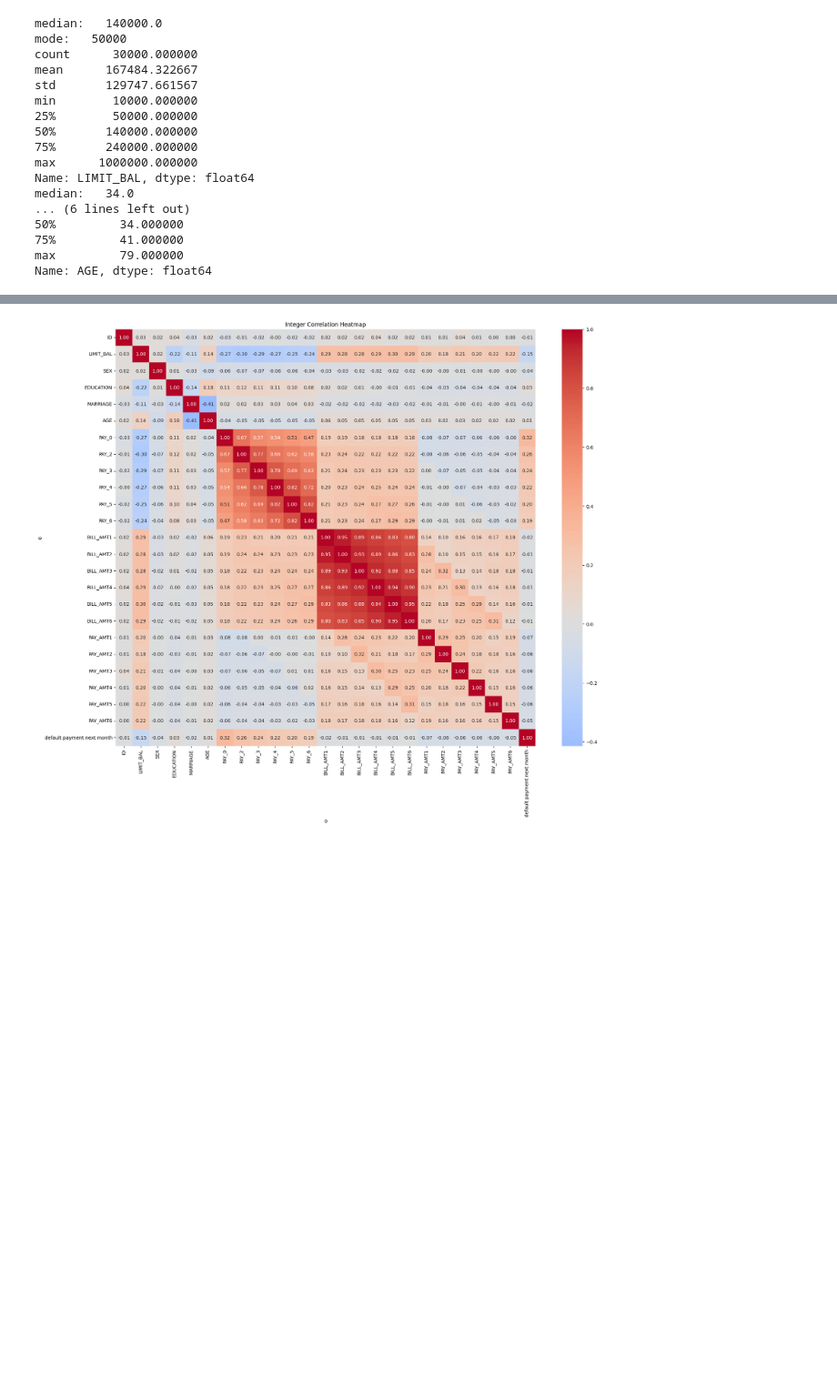
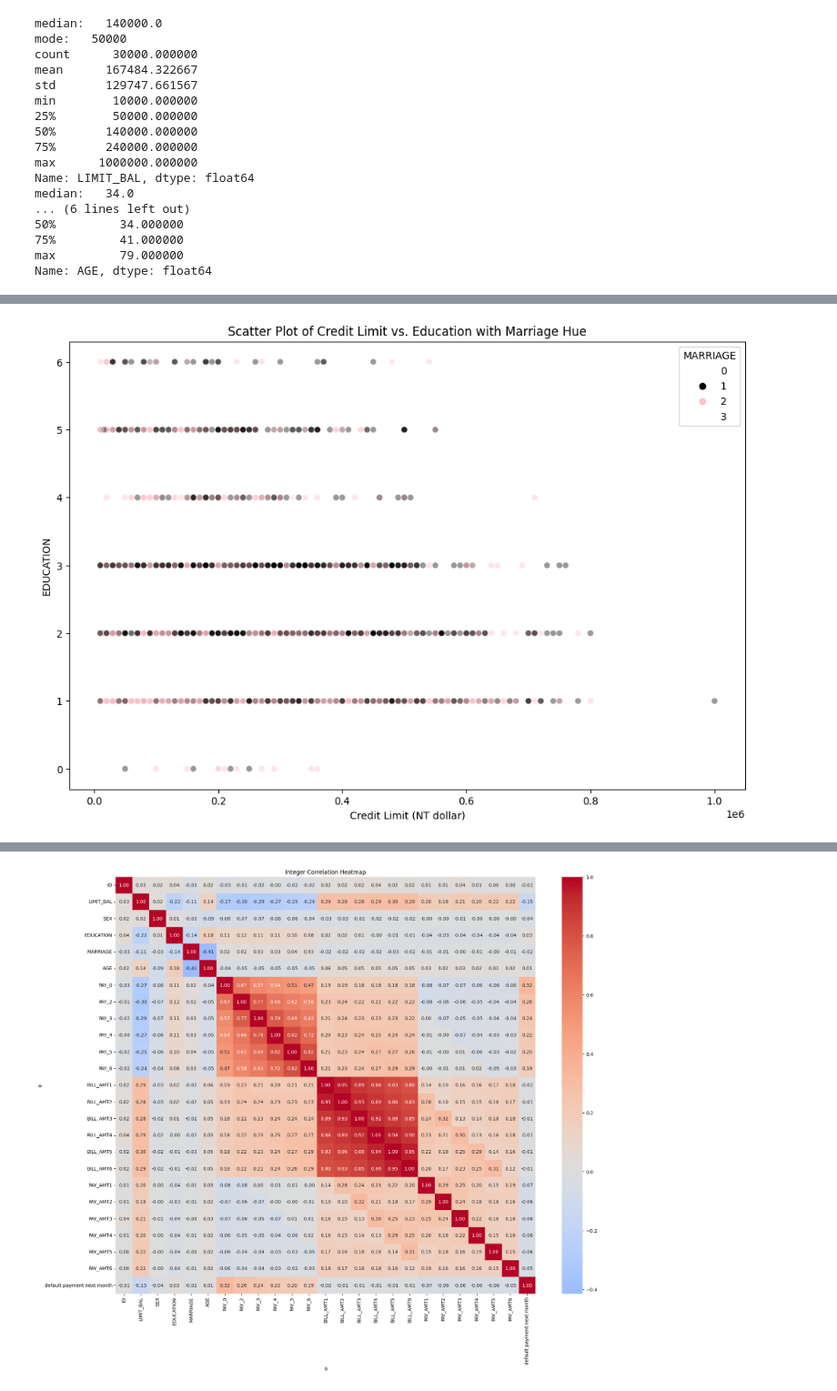
Before and after one commit to enzopimentel/credit_default_analysis, a Jupyter notebook: credit_default_taiwan.ipynb, the cells around one changed output, grey strips where cells are left out. Shown at 91% size. Saved outputs shown, nothing was run; the diff lists cells and outputs as text; code cells hidden in the pictures; blank space fills up the shorter version.

```diff
--- a/credit_default_taiwan.ipynb
+++ b/credit_default_taiwan.ipynb
@@ -318,0 +430,21 @@ plt.show()
+# %%
+# Subset the data
+customer_demographic_3 = df[['LIMIT_BAL', 'MARRIAGE', 'EDUCATION']]
+
+# Create a larger figure
+plt.figure(figsize=(12, 8))
+
+custom_palette = {1: 'black', 2: 'pink', 3: 'white',}
+
+# Create the scatter plot with alpha
+sns.scatterplot(data=customer_demographic_3, x='LIMIT_BAL', y='EDUCATION', hue='MARRIAGE', alpha=0.4, palette=custom_palette)
+
+# Add labels and title
+plt.xlabel('Credit Limit (NT dollar)')
+plt.ylabel('EDUCATION')
+plt.title('Scatter Plot of Credit Limit vs. Education with Marriage Hue')
+
+# Show the plot
+plt.show()
+# %% [output]
+[figure, added]
```
Also changed, not shown: parts of 54 cells of this notebook.
